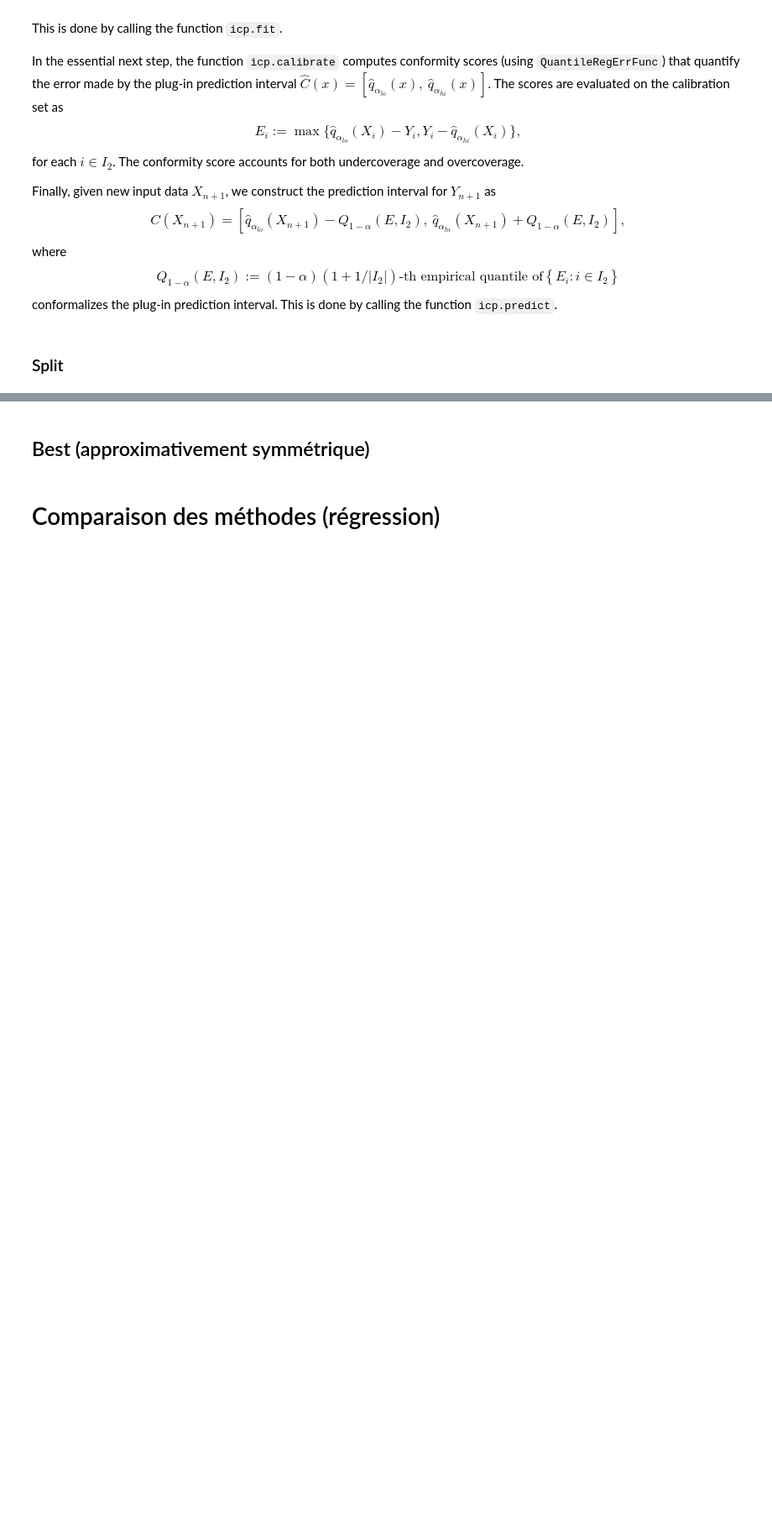
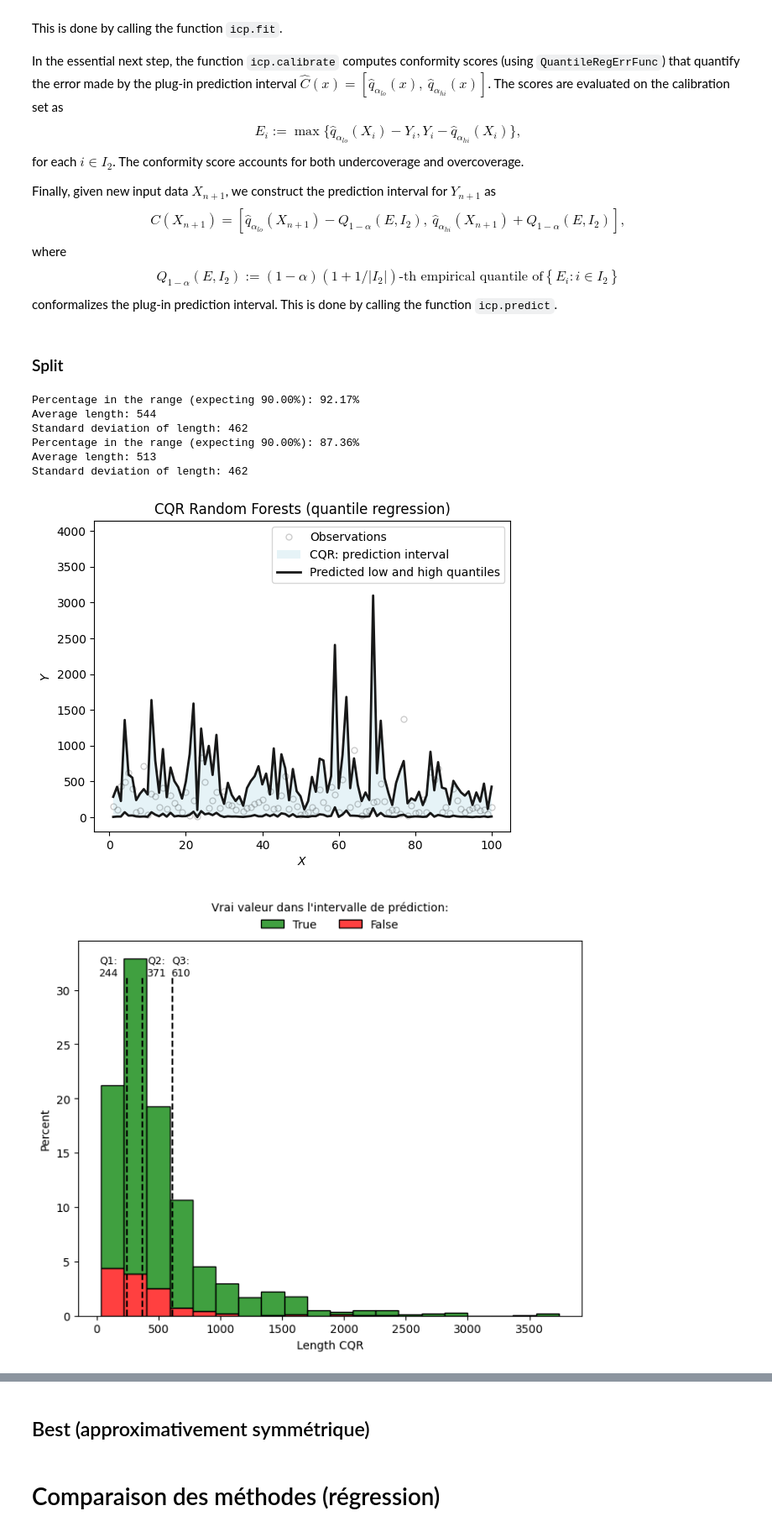
Before and after one commit to Krrcharles/Prediction-conforme-pour-les-donnees--analysee-par-Transformers, a Jupyter notebook: Code_stuart.ipynb, the cells around one changed output, grey strips where cells are left out. Shown at 84% size. Cells and saved outputs as stored; diff of their text form; code cells hidden in the pictures; blank space fills up the shorter version.

```diff
--- a/Code_stuart.ipynb
+++ b/Code_stuart.ipynb
@@ -1873,36 +1845,45 @@ y_upper_qr = pred_qr[:,1]
 # %%
 # compute and display the average coverage
 in_the_range_qr = (y_test[~idx] >= y_lower_qr) & (y_test[~idx]<= y_upper_qr)
 print("Percentage in the range (expecting %.2f%%): %.2f%%" % (100*(1-alpha), np.sum(in_the_range_qr) / len(y_test[~idx]) * 100))
 
 # compute length of the conformal interval per each test point
 length_qr = y_upper_qr - y_lower_qr
 print("Average length:", round(np.mean(length_qr)))
 print("Standard deviation of length:", round(np.std(length_qr)))
 
 # compute and display the average coverage
 in_the_range_cqr = (y_test[~idx] >= y_lower_cqr) & (y_test[~idx]<= y_upper_cqr)
 print("Percentage in the range (expecting %.2f%%): %.2f%%" % (100*(1-alpha), np.sum(in_the_range_cqr) / len(y_test[~idx]) * 100))
 
 # compute length of the conformal interval per each test point
 length_cqr = y_upper_cqr - y_lower_cqr
 print("Average length:", round(np.mean(length_cqr)))
 print("Standard deviation of length:", round(np.std(length_cqr)))
 
 plot_func(y=y_test[~idx],y_u=y_upper_cqr,y_l=y_lower_cqr,pred=pred_qr,shade_color='lightblue',
           method_name="CQR:",title="CQR Random Forests (quantile regression)",
           filename="fig/regres/lineplot_cqr.png",save_figures=True)
 
-plot_hist(length = length_cqr, in_the_range = in_the_range_cqr, x_name="Length CQR", dec_x_quant= [-200,90,70],
+plot_hist(length = length_cqr, in_the_range = in_the_range_cqr, x_name="Length CQR", dec_x_quant= [-150,110,70],
         filename="fig/regres/histo_length_cqr.png", save_figures=True)
 
-plot_hist(length = length_qr, in_the_range = in_the_range_qr, x_name="Length QR", dec_x_quant= [-200,90,70],
+plot_hist(length = length_qr, in_the_range = in_the_range_qr, x_name="Length QR", dec_x_quant= [-150,110,70],
         filename="fig/regres/histo_length_cqr.png", save_figures=True)
 
 # Percentage in the range (expecting 90.0%): 92.79%
-# Average length: 710
-# Standard deviation of length: 793
+# Average length: 544
+# Standard deviation of length: 462
 
-# Percentage in the range (expecting 90.0%): 89.98%
-# Average length: 695
-# Standard deviation of length: 793
+# Percentage in the range (expecting 90.0%): 87.36%
+# Average length: 513
+# Standard deviation of length: 462
+# %% [output]
+Percentage in the range (expecting 90.00%): 92.17%
+Average length: 544
+Standard deviation of length: 462
+Percentage in the range (expecting 90.00%): 87.36%
+Average length: 513
+Standard deviation of length: 462
+[figure, added]
+[figure, added]
```
Also changed, not shown: parts of 14 cells of this notebook, 6 other files.
